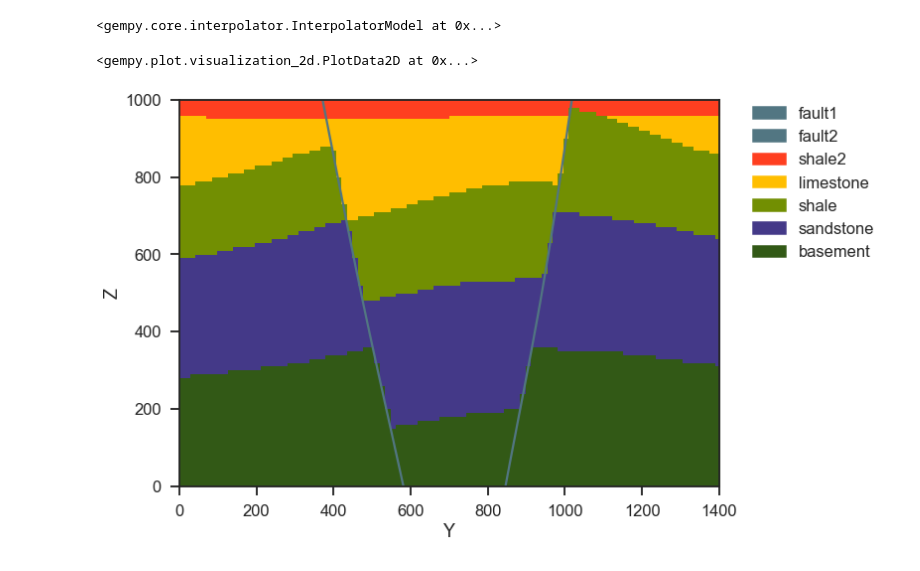
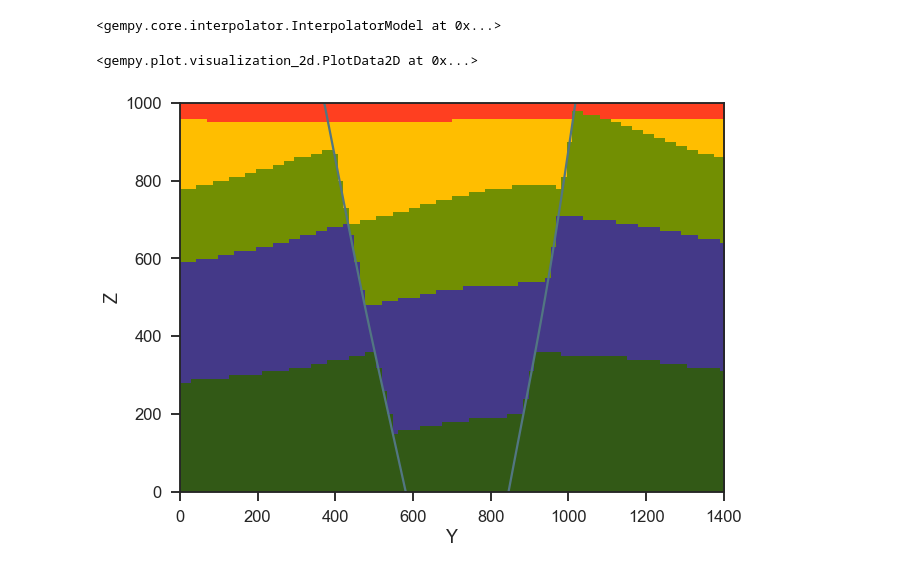
Before and after one commit to Japhiolite/gempy-tests, a Jupyter notebook: notebooks/GemPy-feature_compilation.ipynb, the cells around one changed output. Saved outputs shown, nothing was run; the diff lists cells and outputs as text; code cells hidden in the pictures.

```diff
--- a/notebooks/GemPy-feature_compilation.ipynb
+++ b/notebooks/GemPy-feature_compilation.ipynb
@@ -128,7 +128,7 @@ Compilation Done!
 # Compute the model
 solution = gp.compute_model(geo_model, compute_mesh=False)
 # %%
-gp.plot.plot_section(geo_model, cell_number=4, direction='x')
+gp.plot.plot_section(geo_model, show_data=False, show_legend=False, cell_number=4, direction='x')
 # %% [output]
 <gempy.plot.visualization_2d.PlotData2D at 0x...>
-[figure, old version]
+[figure, new version]
```
Also changed, not shown: parts of 2 cells of this notebook, 2 other files.
